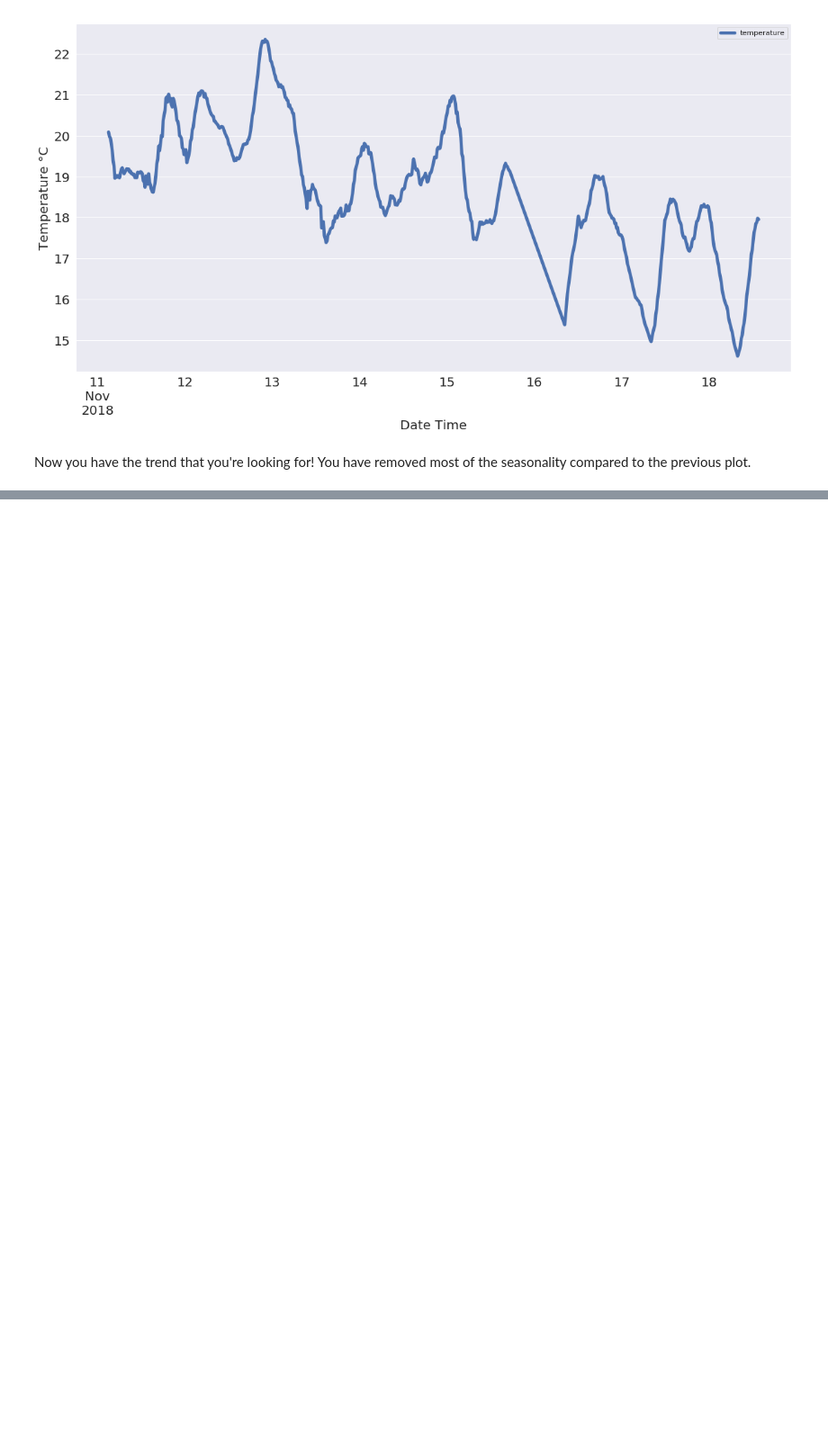
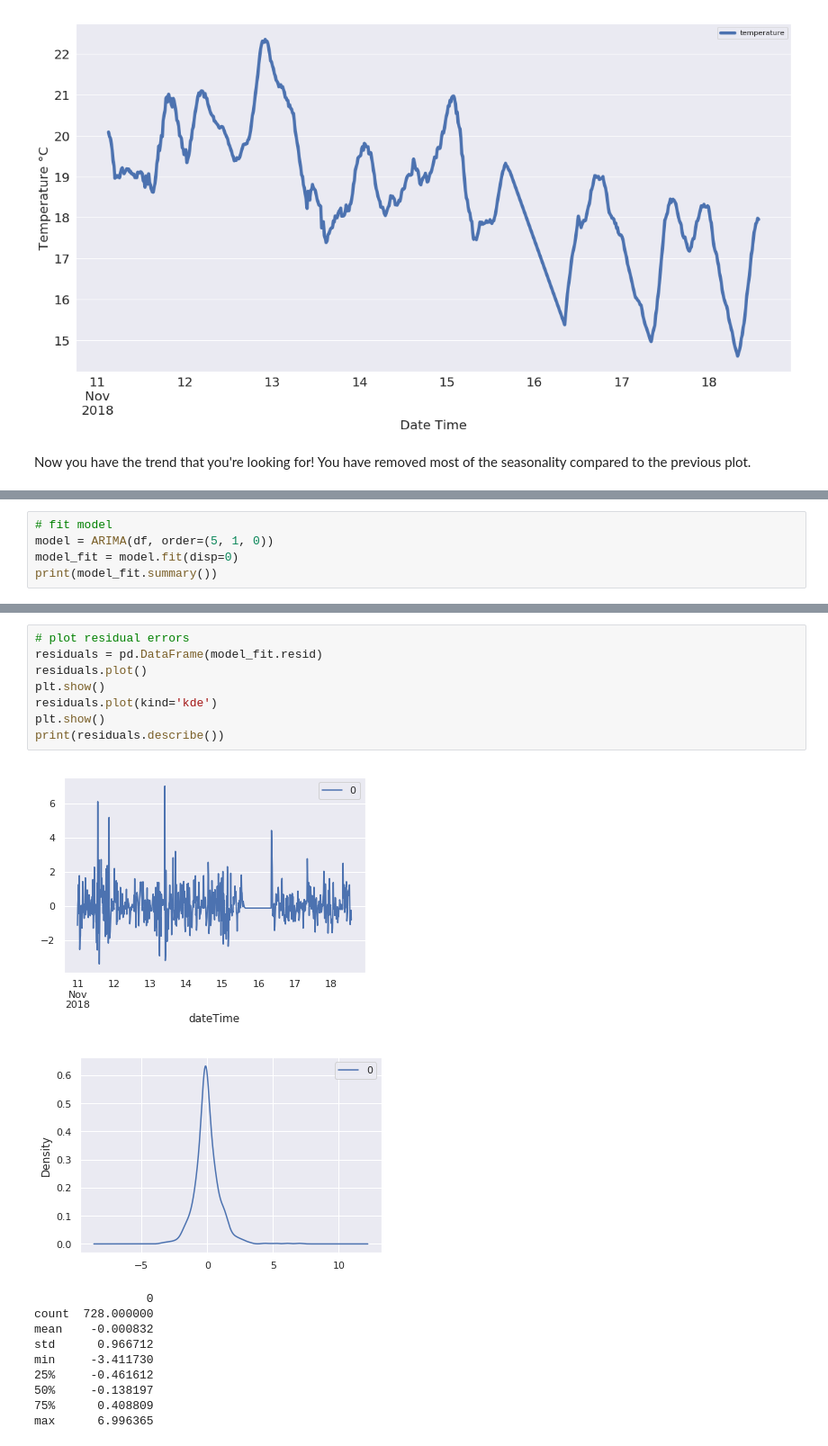
Before and after one commit to bryanhonof/Smart-Systems-Assignment-1, a Jupyter notebook: Python/test_notebook.ipynb, the cells around one changed output, grey strips where cells are left out. Shown: that part at 90% size. Drawn from its saved outputs; the diff is of its cells as text; blank space fills up the shorter version.

```diff
--- a/Python/test_notebook.ipynb
+++ b/Python/test_notebook.ipynb
@@ -244,0 +278,5 @@ Now you have the trend that you're looking for! You have removed most of the sea
+# %%
+# fit model
+model = ARIMA(df, order=(5, 1, 0))
+model_fit = model.fit(disp=0)
+print(model_fit.summary())
@@ -244,0 +301,20 @@ Now you have the trend that you're looking for! You have removed most of the sea
+# %%
+# plot residual errors
+residuals = pd.DataFrame(model_fit.resid)
+residuals.plot()
+plt.show()
+residuals.plot(kind='kde')
+plt.show()
+print(residuals.describe())
+# %% [output]
+[figure, added]
+[figure, added]
+                0
+count  728.000000
+mean    -0.000832
+std      0.966712
+min     -3.411730
+25%     -0.461612
+50%     -0.138197
+75%      0.408809
+max      6.996365
```
Also changed, not shown: parts of 13 cells of this notebook.
